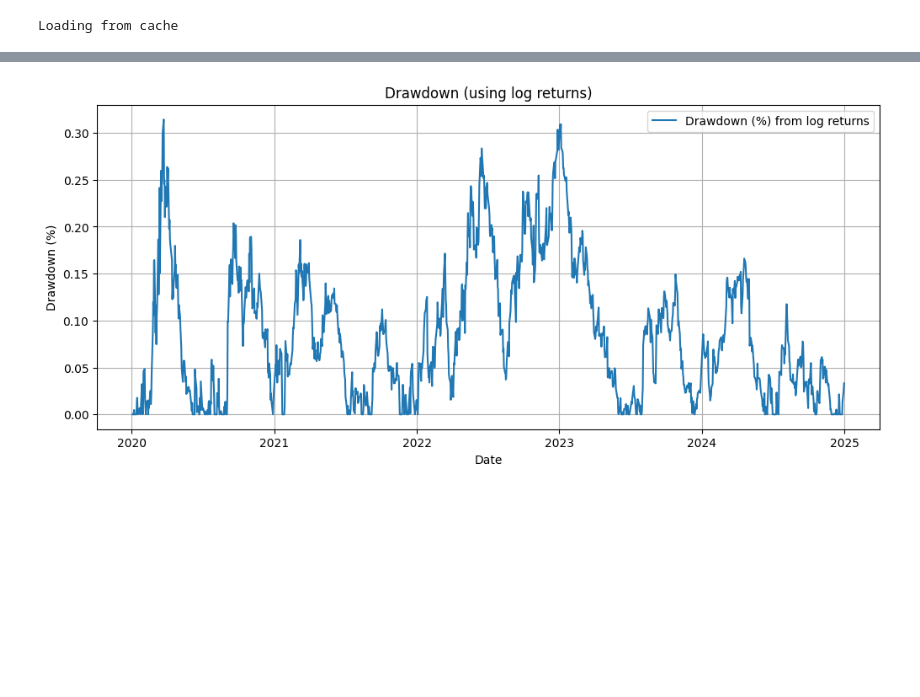
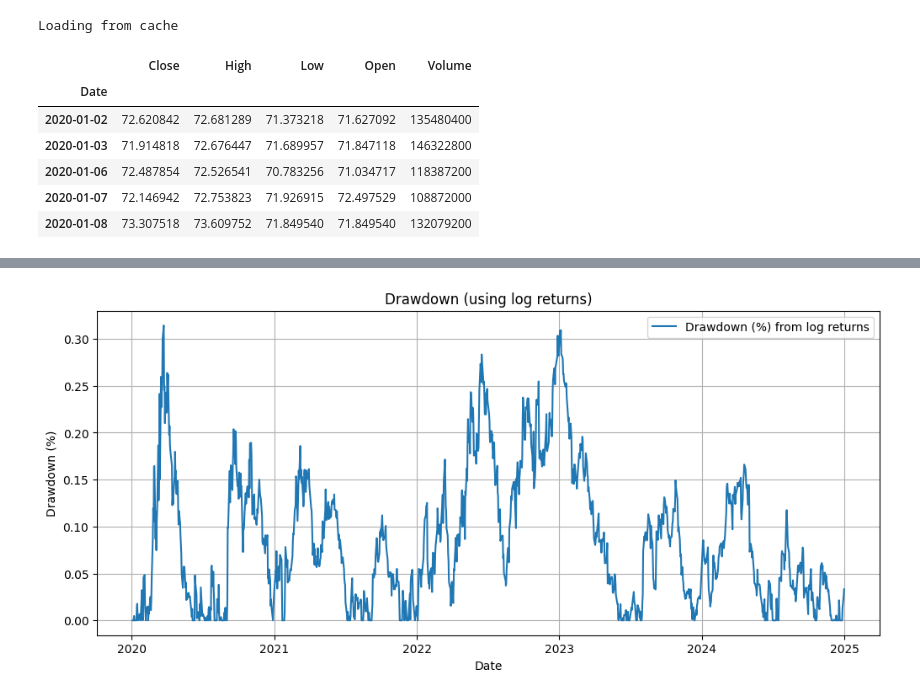
Before and after one commit to MouseTrap-codes/quant-finance-progs, a Jupyter notebook: foundations/visualizing_risk.ipynb, the cells around one changed output, grey strips where cells are left out. Drawn from its saved outputs; the diff is of its cells as text; code cells hidden in the pictures; blank space fills up the shorter version.

```diff
--- a/foundations/visualizing_risk.ipynb
+++ b/foundations/visualizing_risk.ipynb
@@ -4,4 +4,14 @@ from market_data import load_yfinance
 df = load_yfinance("AAPL", start="2020-01-01", end="2025-01-01")
 # %% [output]
 Loading from cache
+# %%
+df.head()
+# %% [output]
+|  | Close | High | Low | Open | Volume |
+| Date |  |  |  |  |  |
+| 2020-01-02 | 72.620842 | 72.681289 | 71.373218 | 71.627092 | 135480400 |
+| 2020-01-03 | 71.914818 | 72.676447 | 71.689957 | 71.847118 | 146322800 |
+| 2020-01-06 | 72.487854 | 72.526541 | 70.783256 | 71.034717 | 118387200 |
+| 2020-01-07 | 72.146942 | 72.753823 | 71.926915 | 72.497529 | 108872000 |
+| 2020-01-08 | 73.307518 | 73.609752 | 71.849540 | 71.849540 | 132079200 |
 # %%
```
Also changed, not shown: parts of 11 cells of this notebook, 2 other files.
